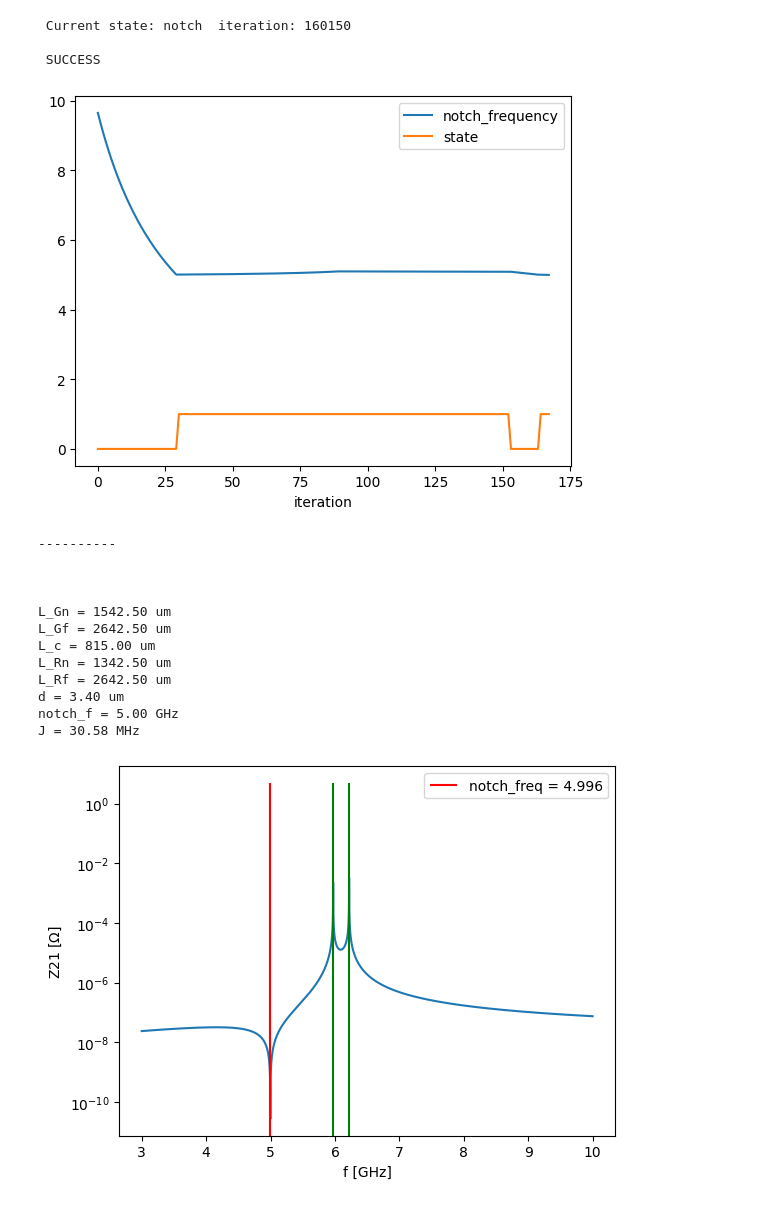
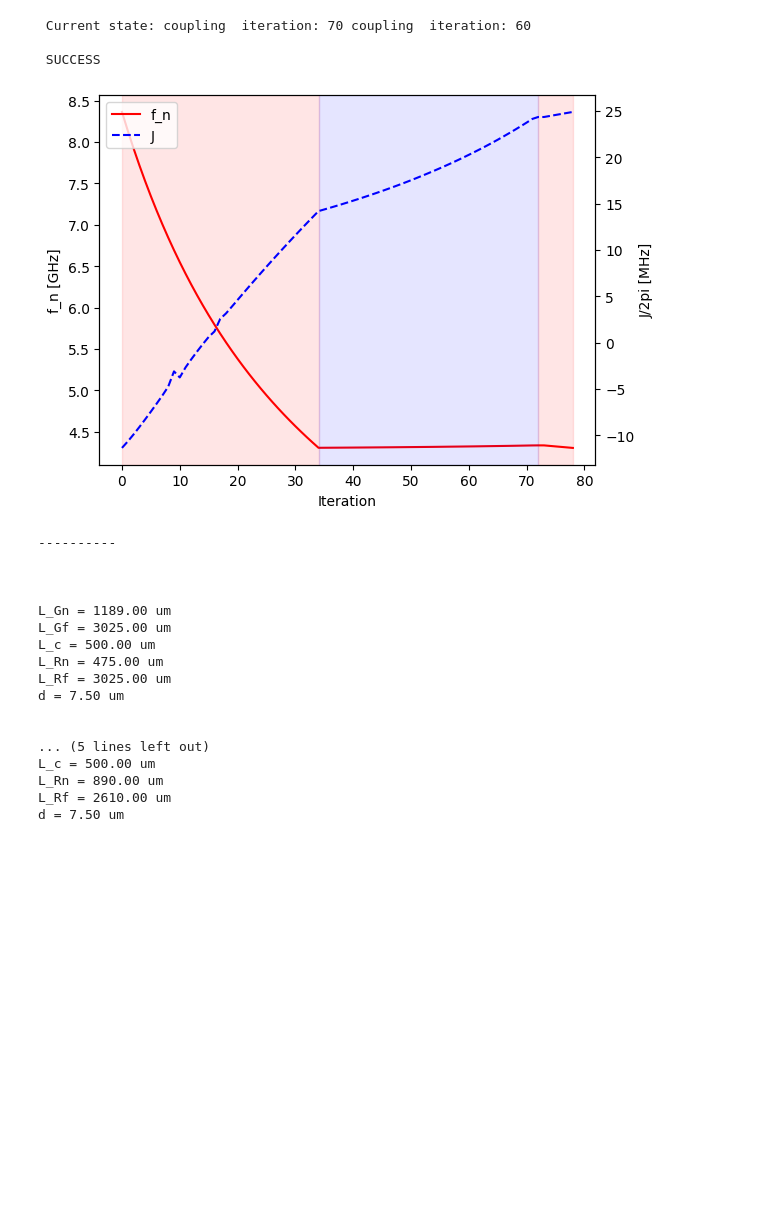
Before and after one commit to qipe-nlab/coupled-transmission-line-utils, a Jupyter notebook: rr_notebook.ipynb, the cells around one changed output. Saved outputs shown, nothing was run; the diff lists cells and outputs as text; code cells hidden in the pictures; blank space fills up the shorter version.

Commit message:
Fix spiking bug in r_r_algo and make plotting of r_r results nicer

```diff
--- a/rr_notebook.ipynb
+++ b/rr_notebook.ipynb
@@ -12,34 +12,53 @@ import cap_util as cap
 
 import r_r_algo as rr_a
 # %%
-len_r1 = 5000e-6
-len_r2 = 4800e-6
-fn = 5e9
-J = 30e6*2*np.pi
+len_r1 = 4714e-6
+len_r2 = 4000e-6
+fn = 4.3e9
+J = 25e6*2*np.pi
 target = [len_r1, len_r2, fn, J]
 
 Cs = 2.7e-14
+#Cs = 1.7e-14
 calibration_len=250e-6
 
 x0 = [1300e-6, 500e-6, 1300e-6, 15e-6]
 l_Gn, l_Gf, l_c, l_Rn, l_Rf, d = rr_a.solve_for_r_r(target, x0, Cs, calibration_len=calibration_len)
 
-rr_a.plot_transmission(l_Rf+calibration_len, l_Rn+calibration_len, l_Gf+calibration_len, l_Gn+calibration_len, l_c, d, Cs)
+
+shift = 890e-6-l_Rn
+l_Rn = 890e-6
+l_Rf = l_Rf-shift
+l_Gf = l_Gf+shift
+l_Gn = l_Gn-shift
+
+print("\n\n\n")
+print("SHIFTED VALUES")
+print(f'L_Gn = {l_Gn*1e6:.2f} um')
+print(f'L_Gf = {l_Gf*1e6:.2f} um')
+print(f'L_c = {l_c*1e6:.2f} um')
+print(f'L_Rn = {l_Rn*1e6:.2f} um')
+print(f'L_Rf = {l_Rf*1e6:.2f} um')
+print(f'd = {d*1e6:.2f} um')
 # %% [output]
- Current state: notch  iteration: 160150
+ Current state: coupling  iteration: 70 coupling  iteration: 60
 
  SUCCESS
-[figure, old version]
+[figure, new version]
 ----------
 
 
 
-L_Gn = 1542.50 um
-L_Gf = 2642.50 um
-L_c = 815.00 um
-L_Rn = 1342.50 um
-L_Rf = 2642.50 um
-d = 3.40 um
-notch_f = 5.00 GHz
-J = 30.58 MHz
+L_Gn = 1189.00 um
+L_Gf = 3025.00 um
+L_c = 500.00 um
+L_Rn = 475.00 um
+L_Rf = 3025.00 um
+d = 7.50 um
+
+
+... (5 lines left out)
+L_c = 500.00 um
+L_Rn = 890.00 um
+L_Rf = 2610.00 um
+d = 7.50 um
-[figure, removed]
```
Also changed, not shown: parts of 1 cell of this notebook, 2 other files.
